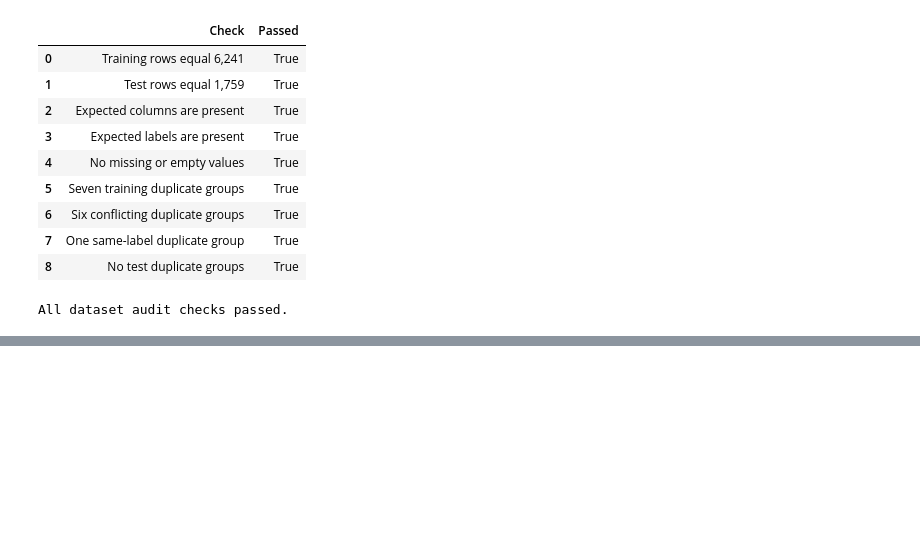
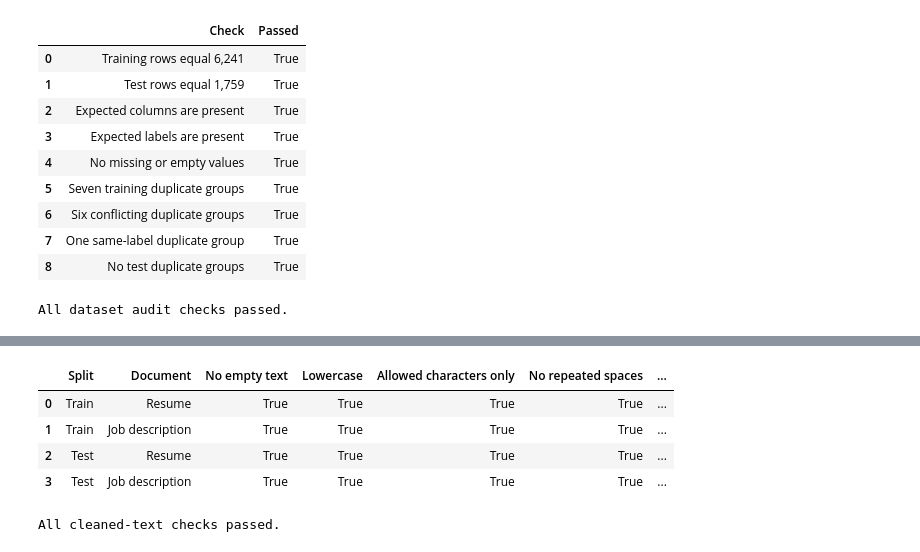
Before and after one commit to nandu-99/resume-job-matcher, a Jupyter notebook: m2/notebooks/m2-baseline-reproduction.ipynb, the cells around one changed output, grey strips where cells are left out. Saved outputs shown, nothing was run; the diff lists cells and outputs as text; code cells hidden in the pictures; blank space fills up the shorter version.

```diff
--- a/m2/notebooks/m2-baseline-reproduction.ipynb
+++ b/m2/notebooks/m2-baseline-reproduction.ipynb
@@ -533,0 +747,42 @@ All dataset audit checks passed.
+# %%
+text_quality_rows = []
+
+for split_name, dataframe in [
+    ("Train", processed_train_df),
+    ("Test", processed_test_df)
+]:
+    for document_name, column in [
+        ("Resume", "resume_text_clean"),
+        ("Job description", "job_description_text_clean")
+    ]:
+        values = dataframe[column]
+
+        text_quality_rows.append({
+            "Split": split_name,
+            "Document": document_name,
+            "No empty text": values.ne("").all(),
+            "Lowercase": values.eq(values.str.lower()).all(),
+            "Allowed characters only": (
+                ~values.str.contains(
+                    UNWANTED_CHARACTER_PATTERN,
+                    regex=True
+                ).any()
+            ),
+            "No repeated spaces": (
+                ~values.str.contains(r"\s{2,}", regex=True).any()
+            ),
+            "No outer spaces": values.eq(values.str.strip()).all()
+        })
+
+text_quality_checks = pd.DataFrame(text_quality_rows)
+display(text_quality_checks)
+
+assert text_quality_checks.iloc[:, 2:].all().all()
+print("All cleaned-text checks passed.")
+# %% [output]
+|  | Split | Document | No empty text | Lowercase | Allowed characters only | No repeated spaces | ... |
+| 0 | Train | Resume | True | True | True | True | ... |
+| 1 | Train | Job description | True | True | True | True | ... |
+| 2 | Test | Resume | True | True | True | True | ... |
+| 3 | Test | Job description | True | True | True | True | ... |
+All cleaned-text checks passed.
```
Also changed, not shown: parts of 12 cells of this notebook, 3 other files.
